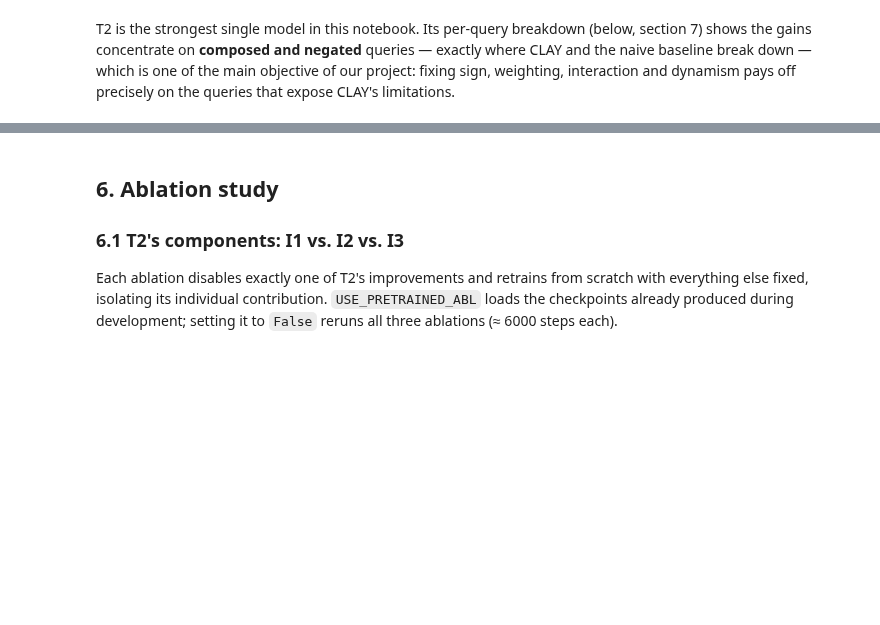
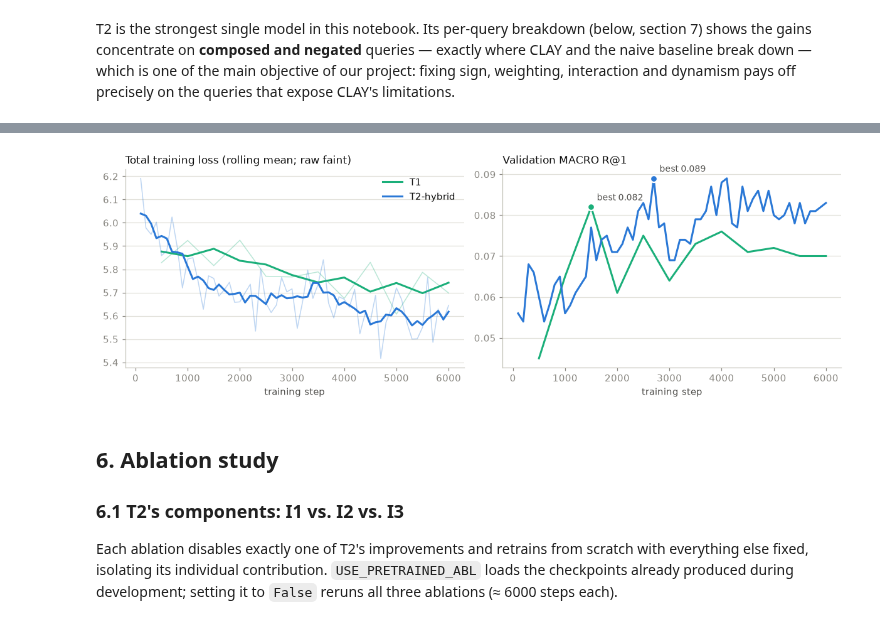
Before and after one commit to fronzofronzo/dl-project, a Jupyter notebook: notebook/main.ipynb, the cells around one changed output, grey strips where cells are left out. Saved outputs shown, nothing was run; the diff lists cells and outputs as text; code cells hidden in the pictures; blank space fills up the shorter version.

Commit message:
Uploaded deliverying notebook.

```diff
--- a/notebook/main.ipynb
+++ b/notebook/main.ipynb
@@ -1244,3 +1259,86 @@ dynamism pays off precisely on the queries that expose CLAY's limitations.
+# %%
+# --- Chart setup (shared by every figure below) + training curves -------------
+import matplotlib.pyplot as plt
+import matplotlib as mpl
+
+# Fixed model -> hue assignment, reused identically in every chart of this
+# notebook so a color always means the same method (never re-assigned).
+INK, INK2, MUTED = "#0b0b0b", "#52514e", "#898781"
+GRID, AXIS = "#e1e0d9", "#c3c2b7"
+C = {
+    "T2-hybrid": "#2a78d6",   # blue   — the headline model
+    "T1":        "#1baf7a",   # aqua
+    "naive":     "#eda100",   # yellow
+    "Sol A":     "#4a3aa7",   # violet
+    "CLAY":      "#e34948",   # red
+    "Ensemble":  "#eb6834",   # orange
+    "Φ-Flow":    "#c2419a",   # magenta — Solution C
+}
+mpl.rcParams.update({
+    "figure.facecolor": "white", "axes.facecolor": "white",
+    "axes.edgecolor": AXIS, "axes.labelcolor": INK2, "axes.titlesize": 11,
+    "axes.spines.top": False, "axes.spines.right": False,
+    "xtick.color": MUTED, "ytick.color": MUTED,
+    "grid.color": GRID, "grid.linewidth": 0.8,
+    "text.color": INK, "font.size": 10, "legend.frameon": False,
+})
+
+# One tolerant regex covers every log flavor (with/without lr, orth, gate).
+LOG_LINE = re.compile(
+    r"step\s+(\d+)\s+\|(?:\s+lr\s+\S+\s+\|)?\s+loss\s+([\d.]+)\s+"
+    r"\(nce\s+([\d.]+)\s+id\s+([\d.]+)"
+    r"(?:\s+orth\s+([\d.]+))?(?:\s+gate\s+([+-]?[\d.]+))?\)\s+\|\s+"
+    r"R@1\s+([\d.]+)\s+R@5\s+([\d.]+)\s+R@10\s+([\d.]+)")
+
+
+def parse_log(path):
+    """Training log -> curves dict (step, loss, nce, id, orth, gate, r1, r5, r10)."""
+    hits = [LOG_LINE.search(l) for l in Path(path).read_text().splitlines()]
+    cols = list(zip(*[m.groups() for m in hits if m]))
+    f = lambda col: [float(x) if x is not None else None for x in col]
+    return {"step": [int(x) for x in cols[0]], "loss": f(cols[1]), "nce": f(cols[2]),
+            "id": f(cols[3]), "orth": f(cols[4]), "gate": f(cols[5]),
+            "r1": f(cols[6]), "r5": f(cols[7]), "r10": f(cols[8])}
+
+
+def smooth(xs, w):
+    """Centered rolling mean — the per-batch loss is too noisy to read raw."""
+    return [sum(xs[max(0, i - w // 2):i + w // 2 + 1])
+            / (min(len(xs), i + w // 2 + 1) - max(0, i - w // 2))
+            for i in range(len(xs))]
+
+
+runs = {}
+if (RESULTS / "train_t1.log").exists():
+    runs["T1"] = parse_log(RESULTS / "train_t1.log")
+t2_logs = sorted(RESULTS.glob("train_t2_hybrid_tau05_fixed_*.log"))
+if t2_logs:
+    runs["T2-hybrid"] = parse_log(t2_logs[-1])
+
+if not runs:
+    print("no training logs under results/ — skipping the curves")
+else:
+    fig, (ax1, ax2) = plt.subplots(1, 2, figsize=(11, 3.8))
+    for name, log in runs.items():
+        w = 5 if len(log["step"]) > 20 else 3
+        ax1.plot(log["step"], log["loss"], color=C[name], lw=1, alpha=0.3)
+        ax1.plot(log["step"], smooth(log["loss"], w), color=C[name], lw=2, label=name)
+        ax2.plot(log["step"], log["r1"], color=C[name], lw=2, label=name)
+        # dot = the checkpoint actually saved (best R@1, tie-break R@5)
+        i = max(range(len(log["r1"])), key=lambda k: (log["r1"][k], log["r5"][k]))
+        ax2.scatter([log["step"][i]], [log["r1"][i]], s=52, color=C[name],
+                    edgecolor="white", linewidth=1.5, zorder=3)
+        ax2.annotate(f"best {log['r1'][i]:.3f}", (log["step"][i], log["r1"][i]),
+                     textcoords="offset points", xytext=(6, 7),
+                     fontsize=9, color=INK2)
+    ax1.set_title("Total training loss (rolling mean; raw faint)", loc="left", color=INK)
+    ax2.set_title("Validation MACRO R@1", loc="left", color=INK)
+    for ax in (ax1, ax2):
+        ax.grid(axis="y"); ax.set_axisbelow(True); ax.set_xlabel("training step")
+    ax1.legend(loc="upper right")
+    plt.tight_layout(); plt.show()
+# %% [output]
+[figure, added]
 # %% [markdown]
 ## 6. Ablation study
 
```
Also changed, not shown: parts of 36 cells of this notebook.
